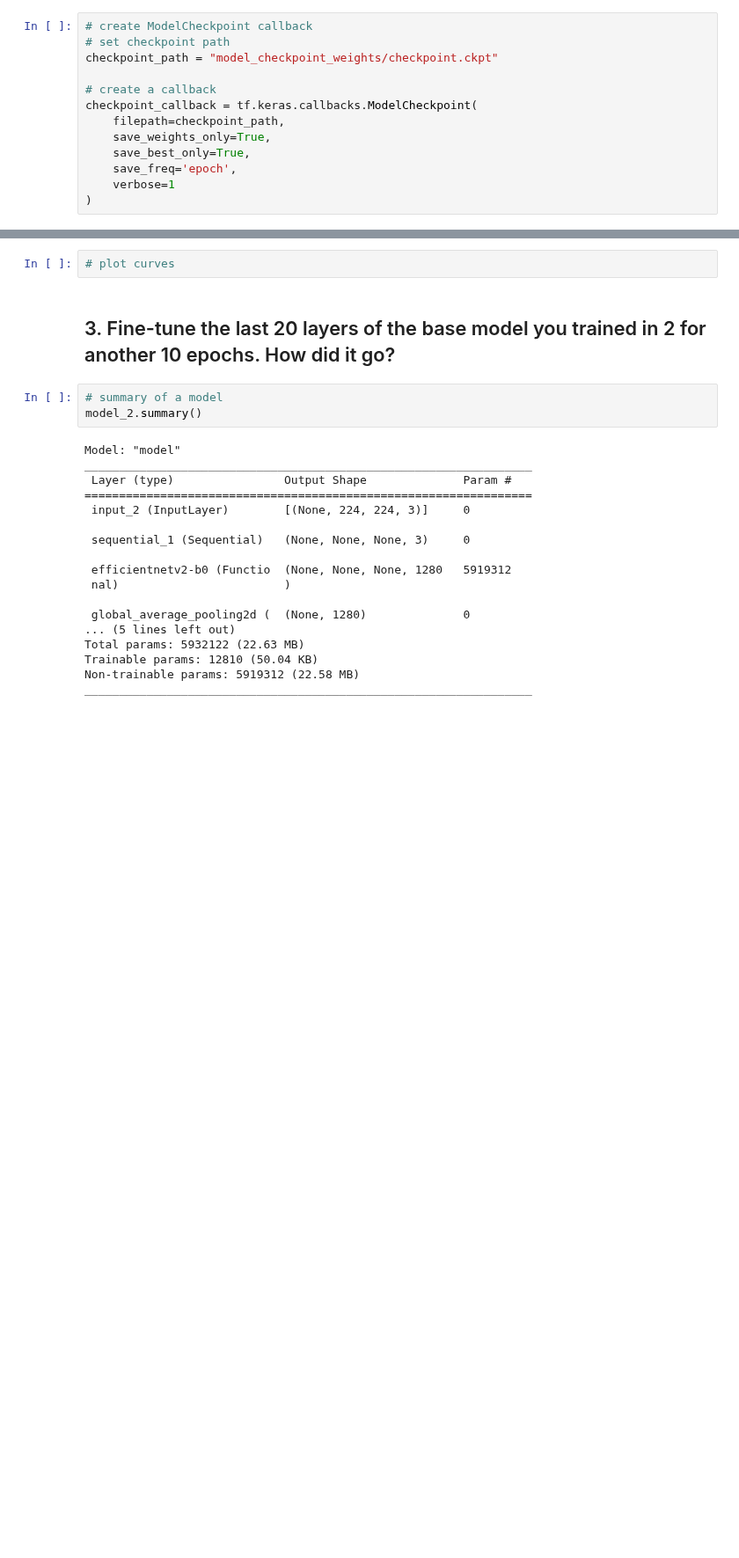
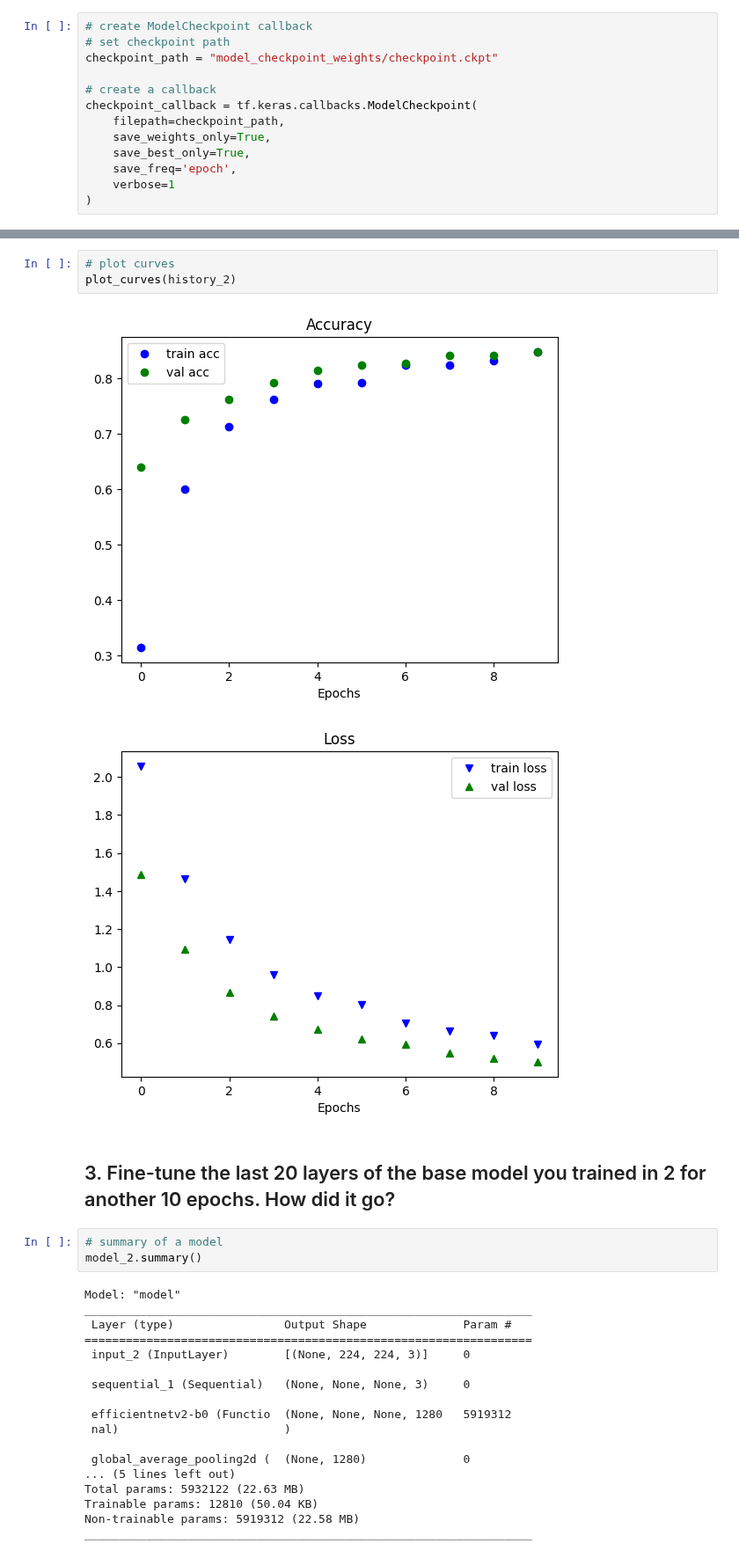
Before and after one commit to yhs2773/TensorFlow-for-Deep-Learning, a Jupyter notebook: Notebooks/05. Transfer Learning with TensorFlow Part 2 - Fine-tuning (Exercise).ipynb, the cells around one changed output, grey strips where cells are left out. Shown at 88% size. Saved outputs shown, nothing was run; the diff lists cells and outputs as text; blank space fills up the shorter version.

```diff
--- a/Notebooks/05. Transfer Learning with TensorFlow Part 2 - Fine-tuning (Exercise).ipynb
+++ b/Notebooks/05. Transfer Learning with TensorFlow Part 2 - Fine-tuning (Exercise).ipynb
@@ -229,5 +231,9 @@ model_2.evaluate(test_data)
 # %%
 # plot curves
+plot_curves(history_2)
+# %% [output]
+[figure, added]
+[figure, added]
 # %% [markdown]
 ## 3. Fine-tune the last 20 layers of the base model you trained in 2 for another 10 epochs. How did it go?
 # %%
```
Also changed, not shown: parts of 15 cells of this notebook.
